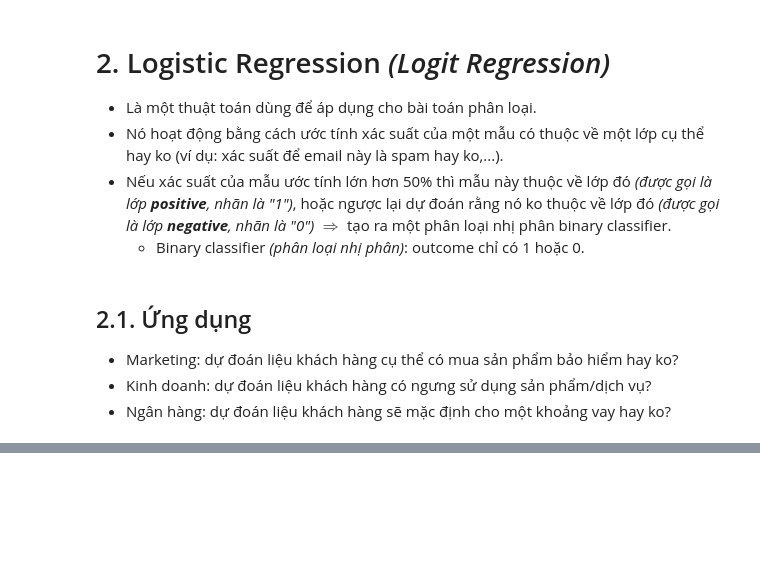
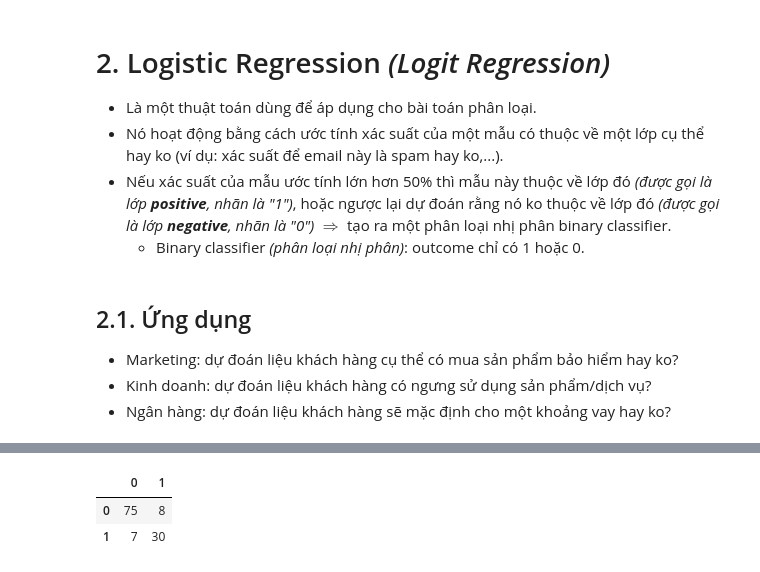
Before and after one commit to cuongpiger/CSC_Machine_Learning_with_Python, a Jupyter notebook: Chapter 3. Supervised Learning - Classification - Logistic Regression/demo.ipynb, the cells around one changed output, grey strips where cells are left out. Cells and saved outputs as stored; diff of their text form; code cells hidden in the pictures; blank space fills up the shorter version.

```diff
--- a/Chapter 3. Supervised Learning - Classification - Logistic Regression/demo.ipynb
+++ b/Chapter 3. Supervised Learning - Classification - Logistic Regression/demo.ipynb
@@ -44,0 +168,6 @@
+# %%
+model.confusionMatrix()
+# %% [output]
+|  | 0 | 1 |
+| 0 | 75 | 8 |
+| 1 | 7 | 30 |
```
Also changed, not shown: parts of 28 cells of this notebook, 7 other files.
